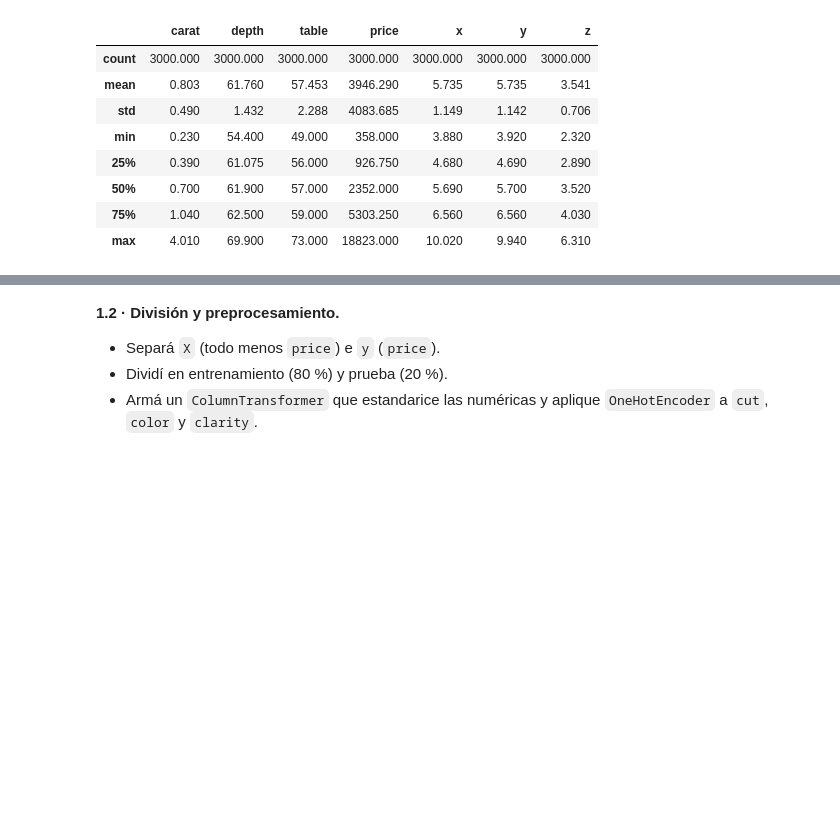
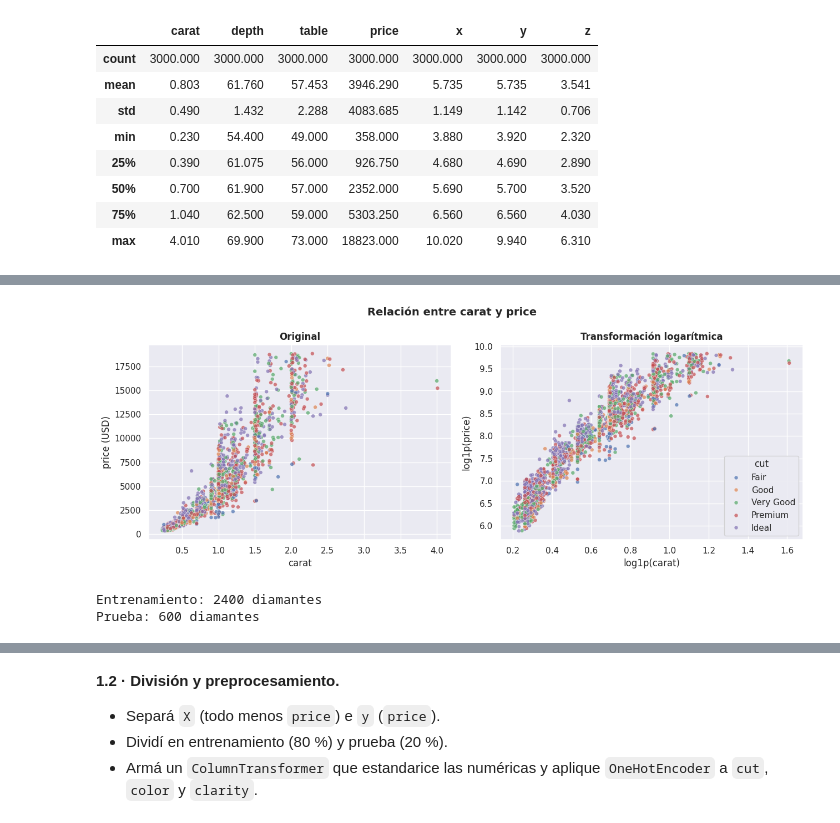
Before and after one commit to SolJosefinaMercado/AprendizajeAutomatico1, a Jupyter notebook: ISSD_AA1_Taller_redes_neuronales_sklearn_regresión.ipynb, the cells around one changed output, grey strips where cells are left out. Drawn from its saved outputs; the diff is of its cells as text; code cells hidden in the pictures; blank space fills up the shorter version.

```diff
--- a/ISSD_AA1_Taller_redes_neuronales_sklearn_regresión.ipynb
+++ b/ISSD_AA1_Taller_redes_neuronales_sklearn_regresión.ipynb
@@ -855,0 +891,47 @@ plt.show()
+# %%
+# @title
+# Relación entre carat y price: original vs. log
+sns.set_theme(style='darkgrid')   # va antes de graficar para que se aplique
+
+orden_cut = ['Fair', 'Good', 'Very Good', 'Premium', 'Ideal']
+
+fig, (ax1, ax2) = plt.subplots(1, 2, figsize=(13, 5))
+
+# Izquierda: valores originales
+sns.scatterplot(data=df_diam, x='carat', y='price', hue='cut',
+                hue_order=orden_cut, alpha=0.7, s=25, ax=ax1, legend=False)
+ax1.set_title('Original', fontweight='bold')
+ax1.set_xlabel('carat')
+ax1.set_ylabel('price (USD)')
+
+# Derecha: con transformación logarítmica
+sns.scatterplot(x=np.log1p(df_diam['carat']), y=np.log1p(df_diam['price']),
+                hue=df_diam['cut'], hue_order=orden_cut, alpha=0.7, s=25, ax=ax2)
+ax2.set_title('Transformación logarítmica', fontweight='bold')
+ax2.set_xlabel('log1p(carat)')
+ax2.set_ylabel('log1p(price)')
+ax2.legend(title='cut', loc='lower right')
+
+fig.suptitle('Relación entre carat y price', fontsize=14, fontweight='bold')
+plt.tight_layout()
+plt.show()
+# %% [output]
+[figure, added]
+# %%
+# @title
+# Tu código aquí
+# Pista: mirá el "Paso 1" y el "Paso 2" de la Parte 2.
+# cols_num_d = [...]
+# cols_cat_d = [...]
+
+# Separo X e y
+X = df_diam.drop(columns=['price']) #,
+y = df_diam['price']
+
+# Divido en entrenamiento y prueba
+X_train_d, X_test_d, y_train_d, y_test_d = train_test_split(X, y, test_size=0.2, random_state=42)
+print(f"Entrenamiento: {X_train_d.shape[0]} diamantes")
+print(f"Prueba: {X_test_d.shape[0]} diamantes")
+# %% [output]
+Entrenamiento: 2400 diamantes
+Prueba: 600 diamantes
```
Also changed, not shown: parts of 32 cells of this notebook.
